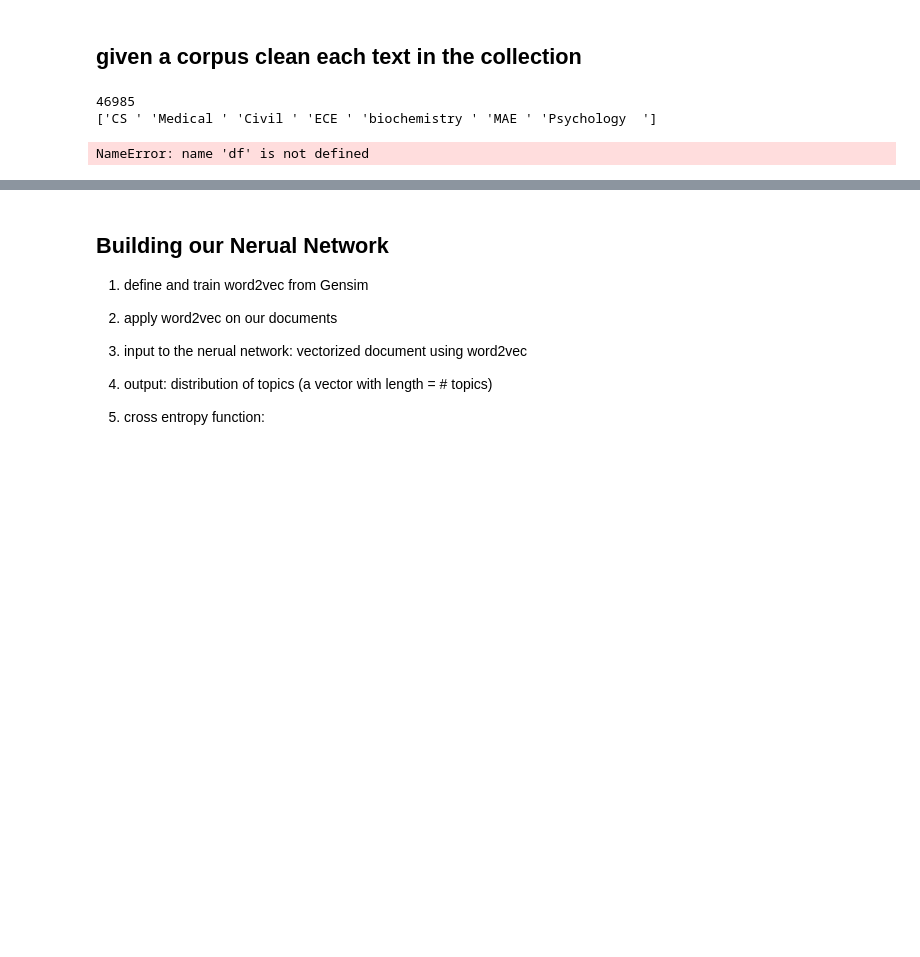
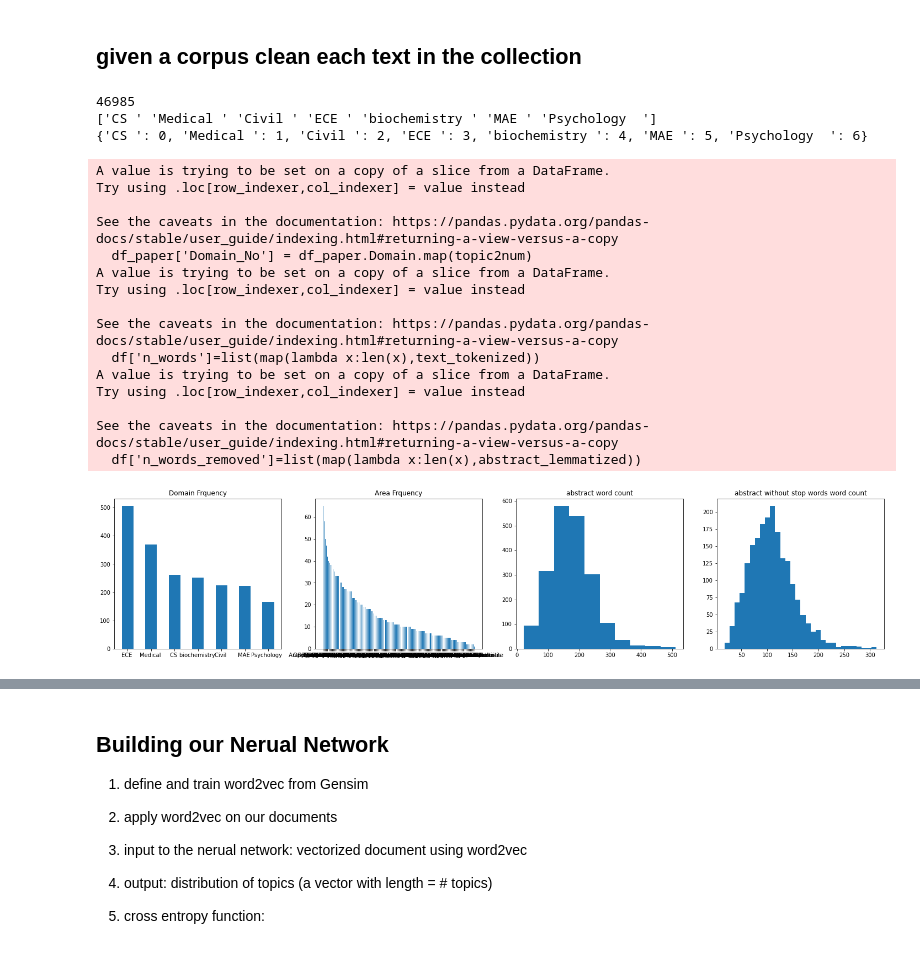
Before and after one commit to clarissaache/DocumentClassifier, a Jupyter notebook: lstmClassifier.ipynb, the cells around one changed output, grey strips where cells are left out. Saved outputs shown, nothing was run; the diff lists cells and outputs as text; code cells hidden in the pictures; blank space fills up the shorter version.

```diff
--- a/lstmClassifier.ipynb
+++ b/lstmClassifier.ipynb
@@ -93,16 +93,32 @@ def tokenize_prepare(df,update_bigram = False,**kwargs):
 # %%
 stop_words = stopwords.words('english')
 # read-in pre-labled research apper abstracts
 df_paper_raw = pd.read_excel("data/WebOfScienceData.xlsx",sheet_name="abstracts")
 print(len(df_paper_raw))
 df_paper = df_paper_raw.head(2000) #use first 2000
 print(df_paper.Domain.unique())
 topic2num = {topic:i for i,topic in enumerate(df_paper.Domain.unique())}
 print(topic2num)
 df_paper['Domain_No'] = df_paper.Domain.map(topic2num)
 
-abstract_lemmatized, df,bigram = tokenize_prepare(df_paper[:10],update_bigram=True)
+abstract_lemmatized, df,bigram = tokenize_prepare(df_paper,update_bigram=True)
 # %% [output]
 46985
 ['CS ' 'Medical ' 'Civil ' 'ECE ' 'biochemistry ' 'MAE ' 'Psychology  ']
+{'CS ': 0, 'Medical ': 1, 'Civil ': 2, 'ECE ': 3, 'biochemistry ': 4, 'MAE ': 5, 'Psychology  ': 6}
-NameError: name 'df' is not defined
+A value is trying to be set on a copy of a slice from a DataFrame.
+Try using .loc[row_indexer,col_indexer] = value instead
+
+See the caveats in the documentation: https://pandas.pydata.org/pandas-docs/stable/user_guide/indexing.html#returning-a-view-versus-a-copy
+  df_paper['Domain_No'] = df_paper.Domain.map(topic2num)
+A value is trying to be set on a copy of a slice from a DataFrame.
+Try using .loc[row_indexer,col_indexer] = value instead
+
+See the caveats in the documentation: https://pandas.pydata.org/pandas-docs/stable/user_guide/indexing.html#returning-a-view-versus-a-copy
+  df['n_words']=list(map(lambda x:len(x),text_tokenized))
+A value is trying to be set on a copy of a slice from a DataFrame.
+Try using .loc[row_indexer,col_indexer] = value instead
+
+See the caveats in the documentation: https://pandas.pydata.org/pandas-docs/stable/user_guide/indexing.html#returning-a-view-versus-a-copy
+  df['n_words_removed']=list(map(lambda x:len(x),abstract_lemmatized))
+[figure, added]
```
Also changed, not shown: parts of 6 cells of this notebook, 1 other file.
